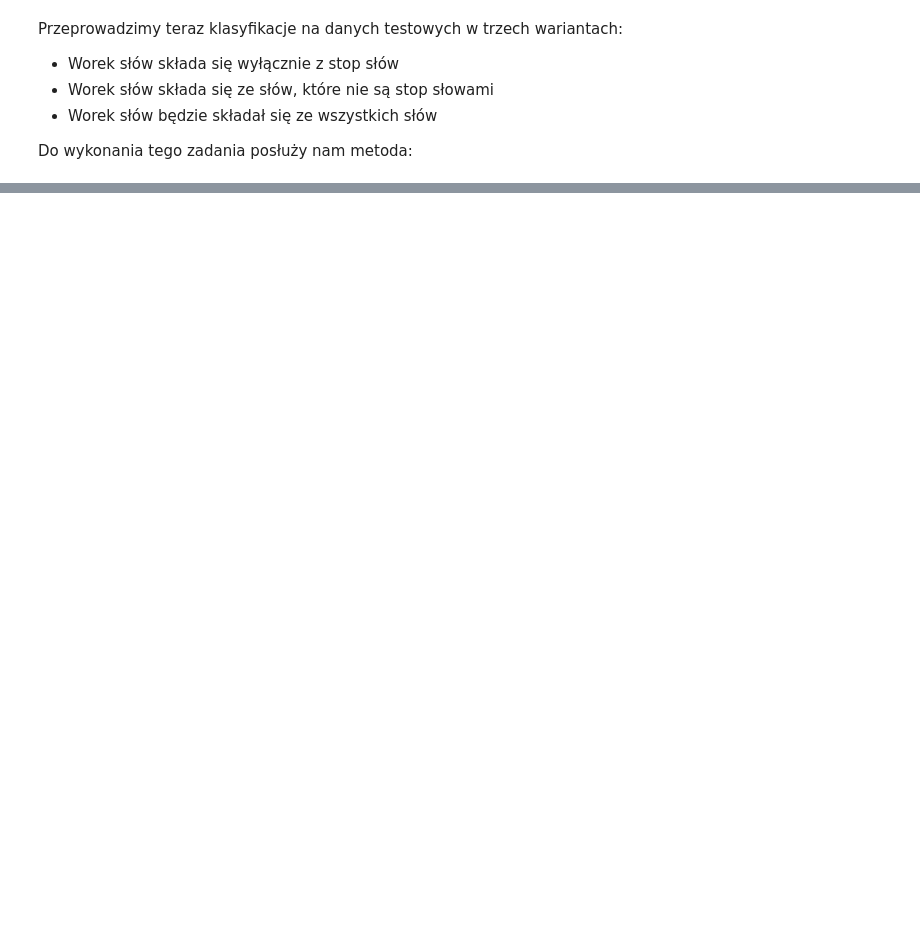
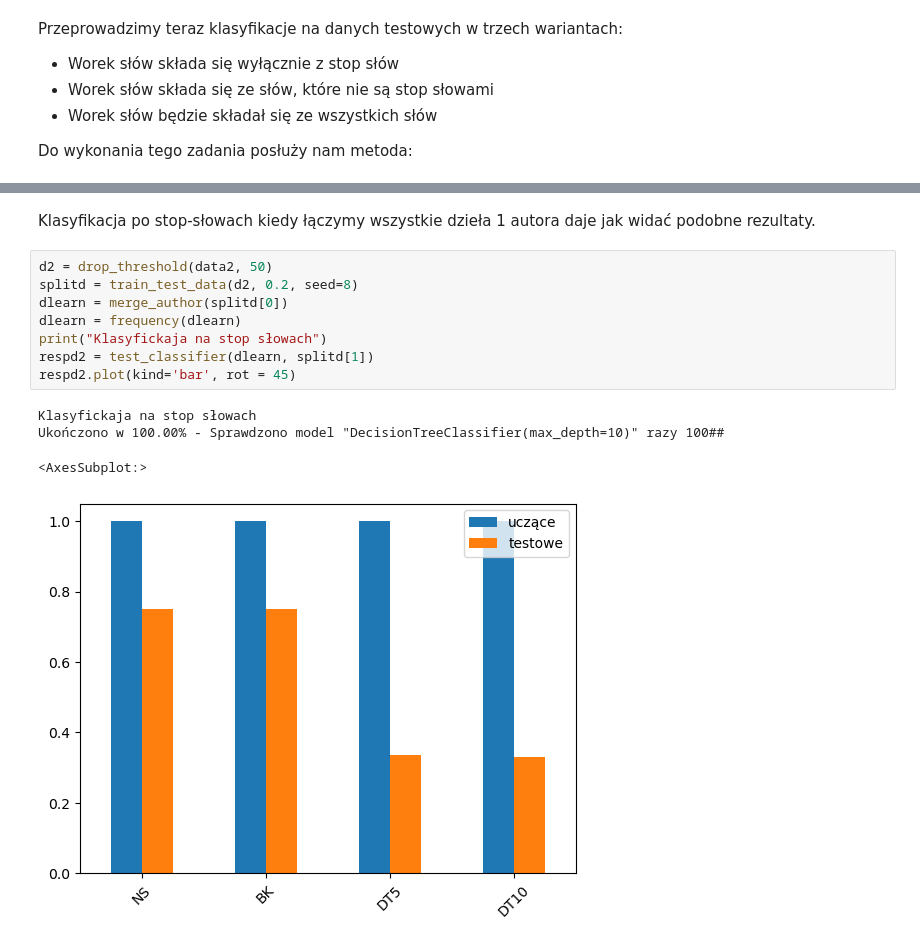
Before and after one commit to opprotossball/PRiAD-Project, a Jupyter notebook: Projekt.ipynb, the cells around one changed output, grey strips where cells are left out. Saved outputs shown, nothing was run; the diff lists cells and outputs as text; blank space fills up the shorter version.

```diff
--- a/Projekt.ipynb
+++ b/Projekt.ipynb
@@ -418,0 +371,15 @@ data1m
+# %% [markdown]
+Klasyfikacja po stop-słowach kiedy łączymy wszystkie dzieła 1 autora daje jak widać podobne rezultaty.
+# %%
+d2 = drop_threshold(data2, 50)
+splitd = train_test_data(d2, 0.2, seed=8)
+dlearn = merge_author(splitd[0])
+dlearn = frequency(dlearn)
+print("Klasyfickaja na stop słowach")
+respd2 = test_classifier(dlearn, splitd[1])
+respd2.plot(kind='bar', rot = 45)
+# %% [output]
+Klasyfickaja na stop słowach
+Ukończono w 100.00% - Sprawdzono model "DecisionTreeClassifier(max_depth=10)" razy 100##
+<AxesSubplot:>
+[figure, added]
```
Also changed, not shown: parts of 33 cells of this notebook.
